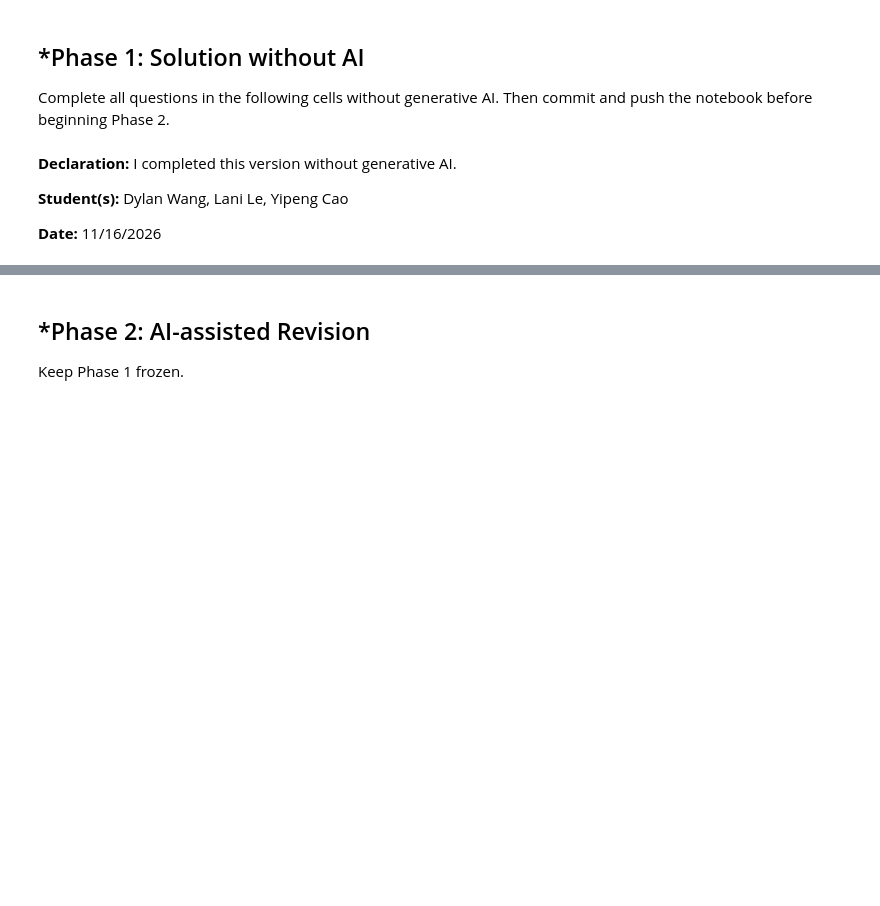
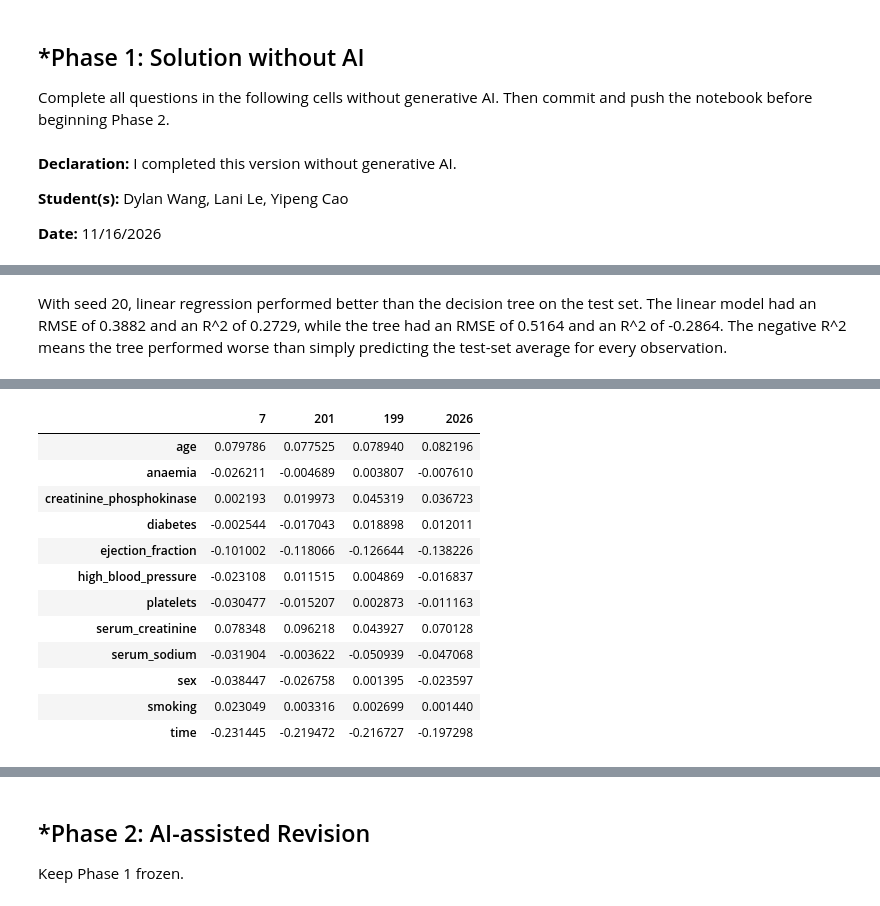
Before and after one commit to yilinw762/L03-tree-stability, a Jupyter notebook: notebook.ipynb, the cells around one changed output, grey strips where cells are left out. Saved outputs shown, nothing was run; the diff lists cells and outputs as text; code cells hidden in the pictures; blank space fills up the shorter version.

```diff
--- a/notebook.ipynb
+++ b/notebook.ipynb
@@ -73,0 +130,56 @@ print(heart_failure_data_set.head())
+# %% [markdown]
+With seed 20, linear regression performed better than the decision tree on the test set. The linear model had an RMSE of 0.3882 and an R^2 of 0.2729, while the tree had an RMSE of 0.5164 and an R^2 of -0.2864. The negative R^2 means the tree performed worse than simply predicting the test-set average for every observation.
+# %%
+# 3. Repeat step 2 for three to five different seeds (save the seeds for reproducibility). How different are the trees that you get? Your linear model coefficients?. Set aside the predictions these models make.
+from sklearn.tree import export_text
+
+SEEDS = [7, 201, 199, 2026]
+
+tree_models = {}
+linear_models = {}
+tree_predictions = {}
+linear_predictions = {}
+split_metrics = []
+
+for seed in SEEDS:
+    X_train_s, X_test_s, y_train_s, y_test_s = train_test_split(
+        X, y, test_size=0.25, random_state=seed
+    )
+
+    tree = DecisionTreeRegressor(random_state=seed)
+    linear = make_pipeline(StandardScaler(), LinearRegression())
+
+    tree.fit(X_train_s, y_train_s)
+    linear.fit(X_train_s, y_train_s)
+
+    tree_models[seed] = tree
+    linear_models[seed] = linear
+
+    # evaluate on this seed's own test set
+    split_metrics.append({
+        "seed": seed,
+        "tree_R2": r2_score(y_test_s, tree.predict(X_test_s)),
+        "linear_R2": r2_score(y_test_s, linear.predict(X_test_s))
+    })
+
+    # save predictions on the same test set used in Question 2
+    tree_predictions[seed] = tree.predict(X_test)
+    linear_predictions[seed] = linear.predict(X_test)
+
+print(pd.DataFrame(split_metrics).set_index("seed"))
+
+# show each tree's rules to see how its structure changes
+for seed, tree in tree_models.items():
+    print(f"\nDecision tree for seed {seed}:")
+    print(export_text(tree, feature_names=list(X.columns), max_depth=4))
+
+coefficient_table = pd.DataFrame(
+    {
+        seed: model.named_steps["linearregression"].coef_
+        for seed, model in linear_models.items()
+    },
+    index=X.columns
+)
+
+display(coefficient_table)
+# %% [output]
@@ -73,0 +203,13 @@ print(heart_failure_data_set.head())
+|  | 7 | 201 | 199 | 2026 |
+| age | 0.079786 | 0.077525 | 0.078940 | 0.082196 |
+| anaemia | -0.026211 | -0.004689 | 0.003807 | -0.007610 |
+| creatinine_phosphokinase | 0.002193 | 0.019973 | 0.045319 | 0.036723 |
+| diabetes | -0.002544 | -0.017043 | 0.018898 | 0.012011 |
+| ejection_fraction | -0.101002 | -0.118066 | -0.126644 | -0.138226 |
+| high_blood_pressure | -0.023108 | 0.011515 | 0.004869 | -0.016837 |
+| platelets | -0.030477 | -0.015207 | 0.002873 | -0.011163 |
+| serum_creatinine | 0.078348 | 0.096218 | 0.043927 | 0.070128 |
+| serum_sodium | -0.031904 | -0.003622 | -0.050939 | -0.047068 |
+| sex | -0.038447 | -0.026758 | 0.001395 | -0.023597 |
+| smoking | 0.023049 | 0.003316 | 0.002699 | 0.001440 |
+| time | -0.231445 | -0.219472 | -0.216727 | -0.197298 |
```
Also changed, not shown: parts of 15 cells of this notebook.
